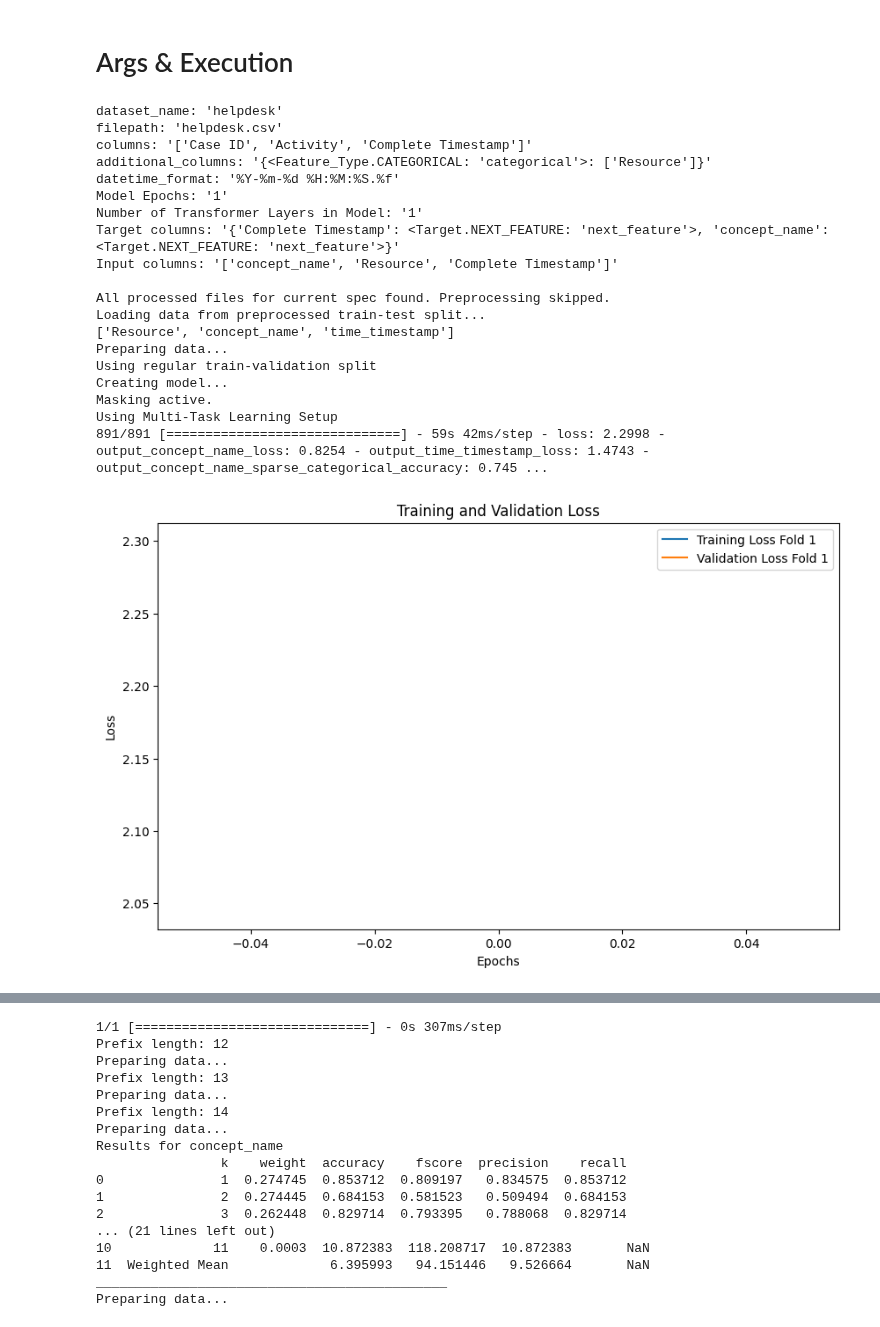
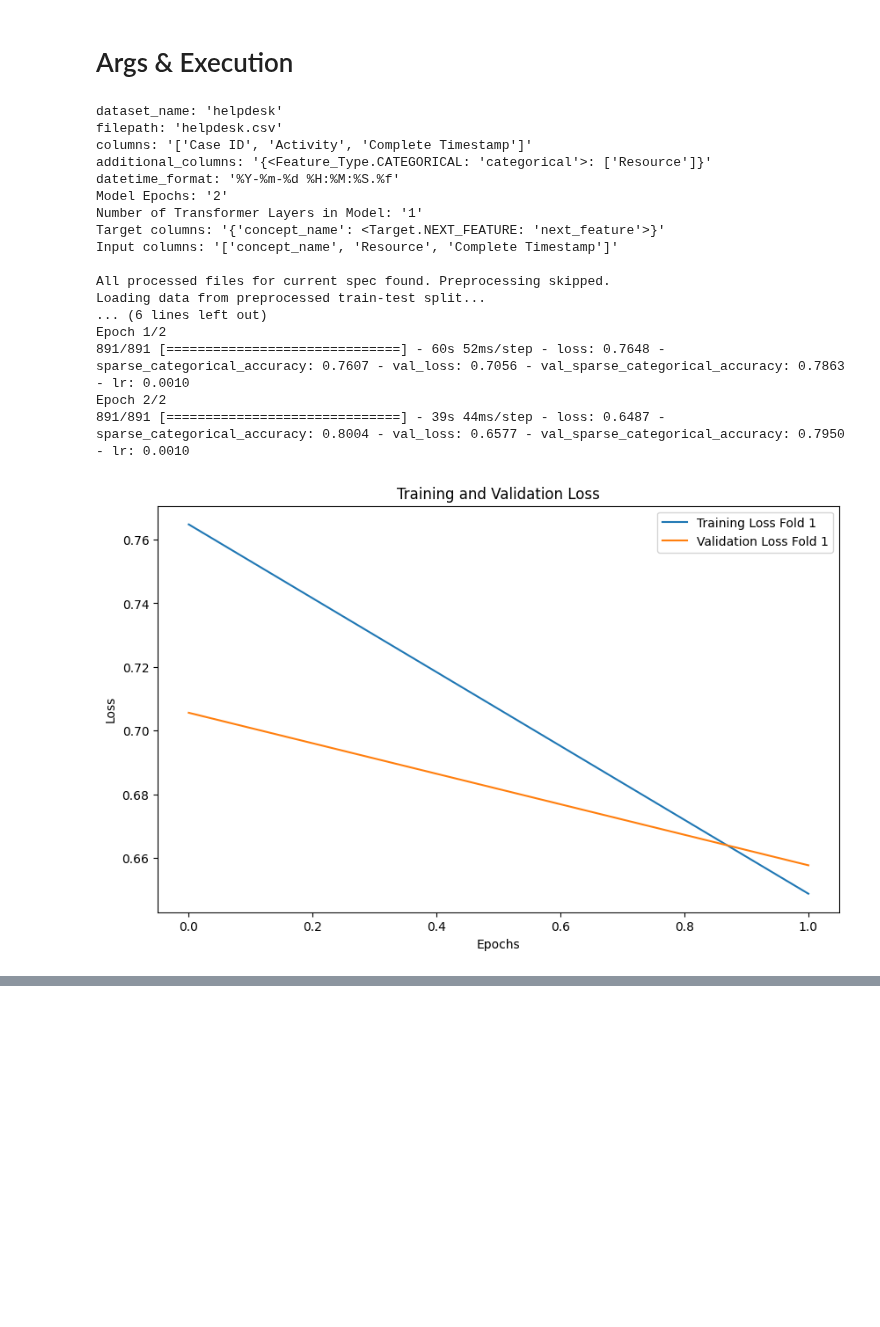
Before and after one commit to venividivincii/MasterThesis, a Jupyter notebook: MultiTaskTransformer/main.ipynb, the cells around one changed output, grey strips where cells are left out. Saved outputs shown, nothing was run; the diff lists cells and outputs as text; code cells hidden in the pictures; blank space fills up the shorter version.

```diff
--- a/MultiTaskTransformer/main.ipynb
+++ b/MultiTaskTransformer/main.ipynb
@@ -28,7 +28,7 @@ class pipeline:
 
     def __init__(self, dataset_name: str, filepath: str, sorting: bool, columns: List[str],
                  additional_columns: Optional[Dict[Feature_Type, List[str]]],
-                 datetime_format: str, model_epochs: int, model_num_layers: int,
+                 datetime_format: str, model_epochs: int, warmup_epochs: int, model_num_layers: int,
                  input_columns: List[str], target_columns: Dict[str, Target], temporal_features: Dict[Temporal_Feature, bool],
                  cross_val: bool, model_architecture: Model_Architecture):
         self.dataset_name: str = dataset_name
@@ -38,6 +38,7 @@ class pipeline:
         self.additional_columns: Optional[Dict[Feature_Type, List[str]]] = additional_columns
         self.datetime_format: str = datetime_format
         self.model_epochs: int = model_epochs
+        self.warmup_epochs: int = warmup_epochs
         self.model_num_layers: int = model_num_layers
 
         self.target_columns: Dict[str, Target] = target_columns
@@ -275,7 +276,9 @@ class pipeline:
                                                     y_scaler = y_scaler,
                                                     model_epochs = self.model_epochs,
                                                     batch_size = 12,
-                                                    model_learning_rate = 0.001
+                                                    warmup_epochs = self.warmup_epochs,
+                                                    initial_lr = 1e-5,
+                                                    target_lr = 1e-3
                                                     )
         # Plot training loss
         self._plot_training_loss(histories)
@@ -659,14 +662,15 @@ args_helpdesk = {
         "columns": ["Case ID", "Activity", "Complete Timestamp"],
         "additional_columns": {Feature_Type.CATEGORICAL: ["Resource"]},
         "datetime_format": "%Y-%m-%d %H:%M:%S.%f",
-        "model_epochs": 1,
+        "model_epochs": 2,
+        "warmup_epochs": 0,
         "model_num_layers": 1,
         "target_columns": {"Activity": Target.NEXT_FEATURE},
         "input_columns": ["Activity", "Resource", "Complete Timestamp"],
         "temporal_features": {Temporal_Feature.DAY_OF_WEEK: False, Temporal_Feature.HOUR_OF_DAY: False},
         "model_architecture": Model_Architecture.COMMON_POSEMBS_TRANSF,
-        "sorting": True,
-        "cross_val": True
+        "sorting": False,
+        "cross_val": False
         }
 
 # args_helpdesk = {
@@ -723,43 +727,41 @@ args_bpi_2013 = {
         "input_columns": ["concept:name", "org:resource"]
         }
 
 args_bpi_2015_1 = {
         "dataset_name": "bpi_2015_1",
         "filepath": "BPIC15_1.xes",
         "columns": ["case:concept:name", "concept:name", "time:timestamp"],
         "additional_columns": {Feature_Type.CATEGORICAL: ["org:resource"]},
         "datetime_format": "%Y-%m-%d %H:%M:%S%z",
         "model_learning_rate": 0.001,
         "model_epochs": 2,
         "model_num_layers": 1,
         "target_columns": {"concept_name": Target.NEXT_FEATURE},
         "input_columns": ["concept_name", "org_resource"]
         }
 
 
 run(args_helpdesk)
 # preprocess(args_helpdesk)
 # %% [output]
 dataset_name: 'helpdesk'
 filepath: 'helpdesk.csv'
 columns: '['Case ID', 'Activity', 'Complete Timestamp']'
 additional_columns: '{<Feature_Type.CATEGORICAL: 'categorical'>: ['Resource']}'
 datetime_format: '%Y-%m-%d %H:%M:%S.%f'
-Model Epochs: '1'
+Model Epochs: '2'
 Number of Transformer Layers in Model: '1'
-Target columns: '{'Complete Timestamp': <Target.NEXT_FEATURE: 'next_feature'>, 'concept_name': <Target.NEXT_FEATURE: 'next_feature'>}'
+Target columns: '{'concept_name': <Target.NEXT_FEATURE: 'next_feature'>}'
 Input columns: '['concept_name', 'Resource', 'Complete Timestamp']'
 
 All processed files for current spec found. Preprocessing skipped.
 Loading data from preprocessed train-test split...
-['Resource', 'concept_name', 'time_timestamp']
-Preparing data...
-Using regular train-validation split
-Creating model...
-Masking active.
-Using Multi-Task Learning Setup
-891/891 [==============================] - 59s 42ms/step - loss: 2.2998 - output_concept_name_loss: 0.8254 - output_time_timestamp_loss: 1.4743 - output_concept_name_sparse_categorical_accuracy: 0.745 ...
+... (6 lines left out)
+Epoch 1/2
+891/891 [==============================] - 60s 52ms/step - loss: 0.7648 - sparse_categorical_accuracy: 0.7607 - val_loss: 0.7056 - val_sparse_categorical_accuracy: 0.7863 - lr: 0.0010
+Epoch 2/2
+891/891 [==============================] - 39s 44ms/step - loss: 0.6487 - sparse_categorical_accuracy: 0.8004 - val_loss: 0.6577 - val_sparse_categorical_accuracy: 0.7950 - lr: 0.0010
-[figure, old version]
+[figure, new version]
 Evaluating model 1...
 Prefix length: 1
 Preparing data...
@@ -780,17 +781,0 @@ Preparing data...
-1/1 [==============================] - 0s 307ms/step
-Prefix length: 12
-Preparing data...
-Prefix length: 13
-Preparing data...
-Prefix length: 14
-Preparing data...
-Results for concept_name
-                k    weight  accuracy    fscore  precision    recall
-0               1  0.274745  0.853712  0.809197   0.834575  0.853712
-1               2  0.274445  0.684153  0.581523   0.509494  0.684153
-2               3  0.262448  0.829714  0.793395   0.788068  0.829714
-... (21 lines left out)
-10             11    0.0003  10.872383  118.208717  10.872383       NaN
-11  Weighted Mean             6.395993   94.151446   9.526664       NaN
-_____________________________________________
-Preparing data...
```
Also changed, not shown: parts of 1 cell of this notebook, 31 other files.
